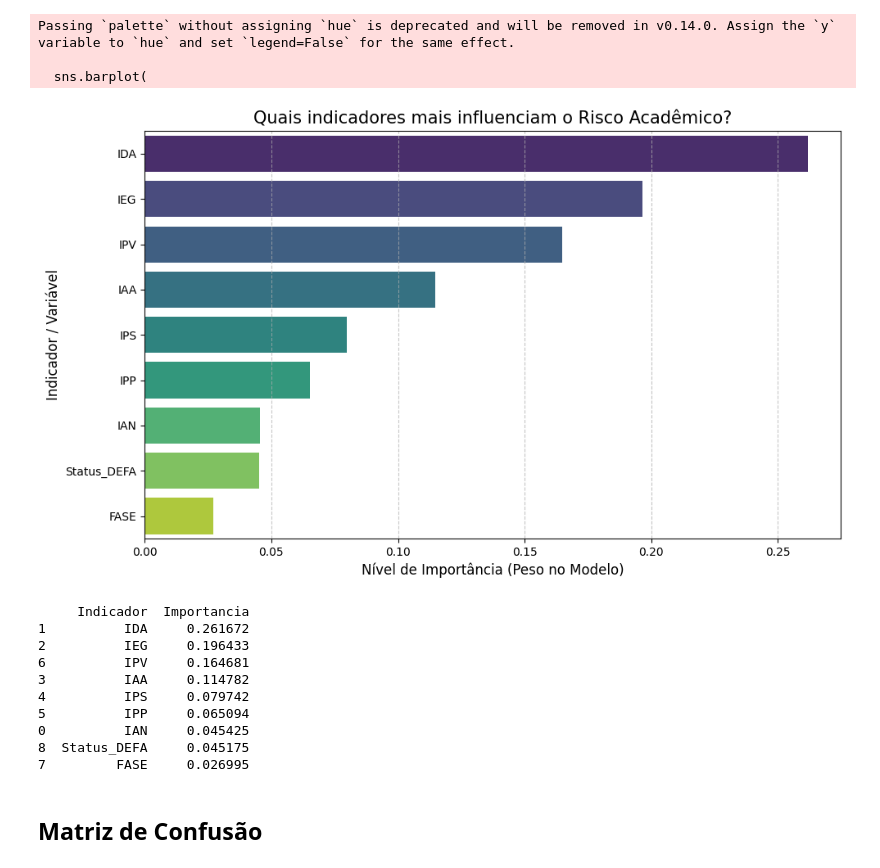
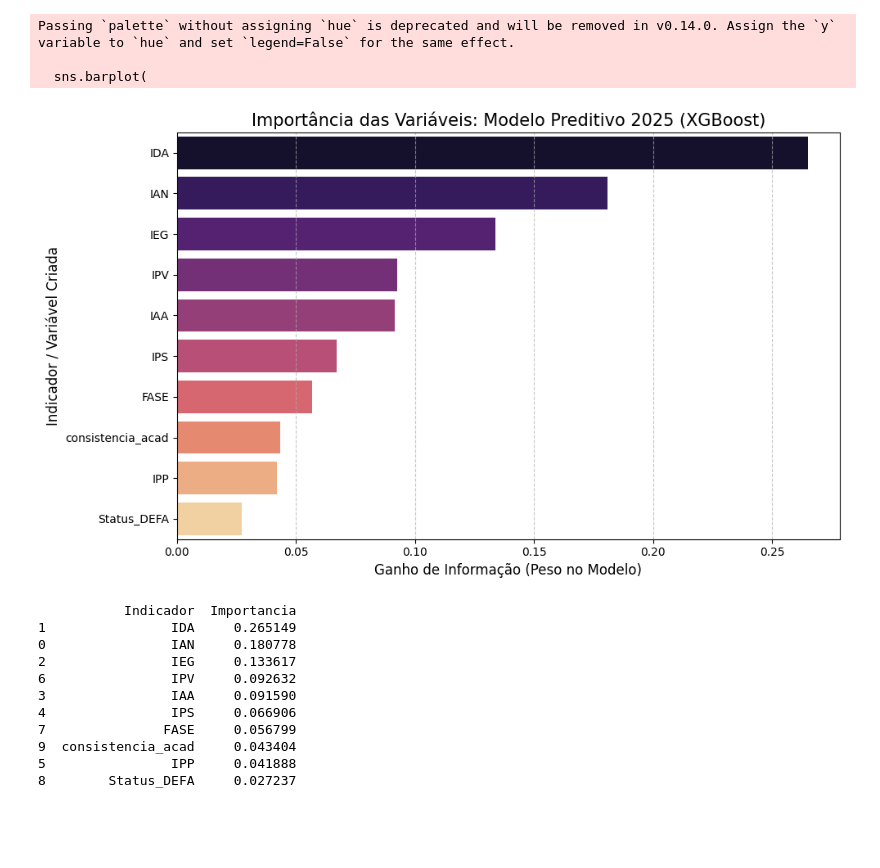
Before and after one commit to marcelotmalta/Dataton, a Jupyter notebook: notebooks/3 - modelo.ipynb, the cells around one changed output. Cells and saved outputs as stored; diff of their text form; code cells hidden in the pictures; blank space fills up the shorter version.

```diff
--- a/notebooks/3 - modelo.ipynb
+++ b/notebooks/3 - modelo.ipynb
@@ -74,6 +79,0 @@ weighted avg       0.89      0.88      0.88       599
-# %%
-
-# 7. Identificação de Alunos em Risco para 2025
-# Predição para toda a base para gerar a lista de intervenção
-df_Base['Predicao_2025'] = modelo_escola.predict(X_imputed)
-alunos_em_risco = df_Base[df_Base['Predicao_2025'].isin(['Quartzo', 'Ágata'])]
@@ -99,0 +80,7 @@ Principais Fatores de Decisão do Modelo:
+# %%
+
+# 3. Processamento de Dados (Garantindo que as colunas existam)
+# Criando o Target original e o Target numérico para o XGBoost
+df_Base['Pedra_Conceito'] = df_Base['INDE'].apply(definir_pedra)
+mapa_pedras = {'Quartzo': 0, 'Ágata': 1, 'Ametista': 2, 'Topázio': 3}
+df_Base['target_num'] = df_Base['Pedra_Conceito'].map(mapa_pedras)
@@ -100,52 +183,48 @@ Principais Fatores de Decisão do Modelo:
 # %%
 import matplotlib.pyplot as plt
 import seaborn as sns
 
-# 1. Preparar os dados de importância
-importancias_df = pd.DataFrame({
-    'Indicador': features,
-    'Importancia': modelo_escola.feature_importances_
-})
+# 1. Extração das importâncias do modelo XGBoost
+importancias_xgb = pd.DataFrame({
+    'Indicador': features_avancadas,
+    'Importancia': modelo_xgb.feature_importances_
+}).sort_values(by='Importancia', ascending=False)
 
-# Ordenar para o gráfico ficar mais legível
-importancias_df = importancias_df.sort_values(by='Importancia', ascending=False)
-
-# 2. Criar o gráfico
+# 2. Criação do gráfico
 plt.figure(figsize=(10, 6))
 sns.barplot(
     x='Importancia',
     y='Indicador',
-    data=importancias_df,
-    palette='viridis'
+    data=importancias_xgb,
+    palette='magma'
 )
 
-# 3. Adicionar títulos e rótulos
-plt.title('Quais indicadores mais influenciam o Risco Acadêmico?', fontsize=15)
-plt.xlabel('Nível de Importância (Peso no Modelo)', fontsize=12)
-plt.ylabel('Indicador / Variável', fontsize=12)
+# 3. Personalização do gráfico
+plt.title('Importância das Variáveis: Modelo Preditivo 2025 (XGBoost)', fontsize=15)
+plt.xlabel('Ganho de Informação (Peso no Modelo)', fontsize=12)
+plt.ylabel('Indicador / Variável Criada', fontsize=12)
 plt.grid(axis='x', linestyle='--', alpha=0.7)
 
-# 4. Salvar e exibir
+# 4. Exibição
 plt.tight_layout()
-plt.savefig('importancia_indicadores_2025.png')
+plt.savefig('importancia_features_xgb_2025.png')
 plt.show()
 
-# Exibir os valores numéricos exatos para o relatório
-print(importancias_df)
+# Exibição dos valores exatos
+print(importancias_xgb)
 # %% [output]
 Passing `palette` without assigning `hue` is deprecated and will be removed in v0.14.0. Assign the `y` variable to `hue` and set `legend=False` for the same effect.
 
   sns.barplot(
-[figure, old version]
+[figure, new version]
-     Indicador  Importancia
-1          IDA     0.261672
-2          IEG     0.196433
-6          IPV     0.164681
-3          IAA     0.114782
-4          IPS     0.079742
-5          IPP     0.065094
-0          IAN     0.045425
-8  Status_DEFA     0.045175
-7         FASE     0.026995
+           Indicador  Importancia
+1                IDA     0.265149
+0                IAN     0.180778
+2                IEG     0.133617
+6                IPV     0.092632
+3                IAA     0.091590
+4                IPS     0.066906
+7               FASE     0.056799
+9  consistencia_acad     0.043404
+5                IPP     0.041888
+8        Status_DEFA     0.027237
-# %% [markdown]
-## Matriz de Confusão
```
Also changed, not shown: parts of 21 cells of this notebook, 25 other files.
